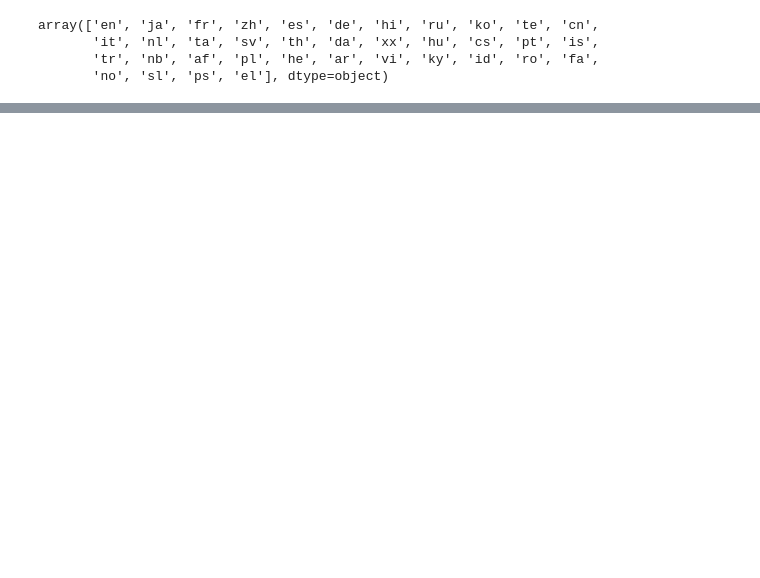
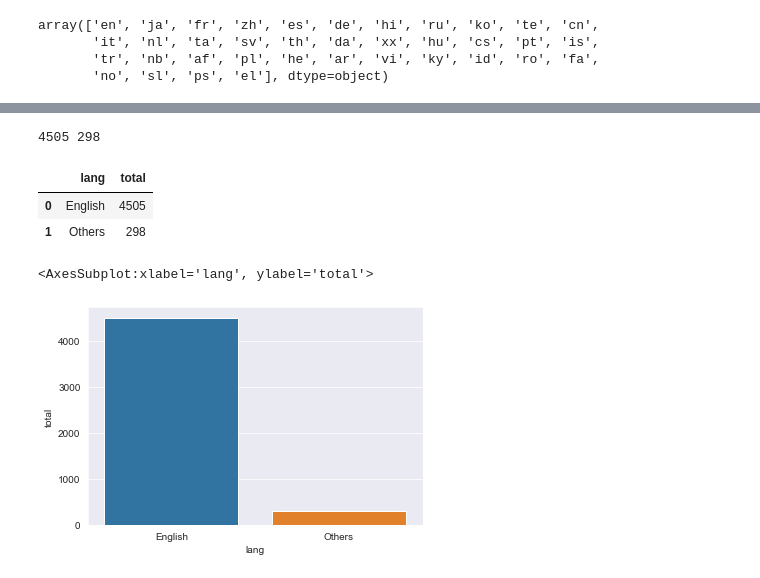
Before and after one commit to sschonss/movie-data-analysis, a Jupyter notebook: analise.ipynb, the cells around one changed output, grey strips where cells are left out. Saved outputs shown, nothing was run; the diff lists cells and outputs as text; code cells hidden in the pictures; blank space fills up the shorter version.

```diff
--- a/analise.ipynb
+++ b/analise.ipynb
@@ -245,0 +347,2 @@ array(['en', 'ja', 'fr', 'zh', 'es', 'de', 'hi', 'ru', 'ko', 'te', 'cn',
+# %%
+count_lang = tmbd.original_language.value_counts()
@@ -245,0 +369,26 @@ array(['en', 'ja', 'fr', 'zh', 'es', 'de', 'hi', 'ru', 'ko', 'te', 'cn',
+# %%
+count_en = count_lang.loc["en"]
+# %%
+count_all = count_lang.sum()
+count_rest = count_all - count_en
+# %%
+print(count_en, count_rest)
+# %% [output]
+4505 298
+# %%
+data = {
+    'lang' : ['English', 'Others'],
+    'total': [count_en, count_rest]
+}
+data = pd.DataFrame(data)
+# %%
+data
+# %% [output]
+|  | lang | total |
+| 0 | English | 4505 |
+| 1 | Others | 298 |
+# %%
+sns.barplot(x="lang",y="total",data=data)
+# %% [output]
+<AxesSubplot:xlabel='lang', ylabel='total'>
+[figure, added]
```
Also changed, not shown: parts of 36 cells of this notebook.
